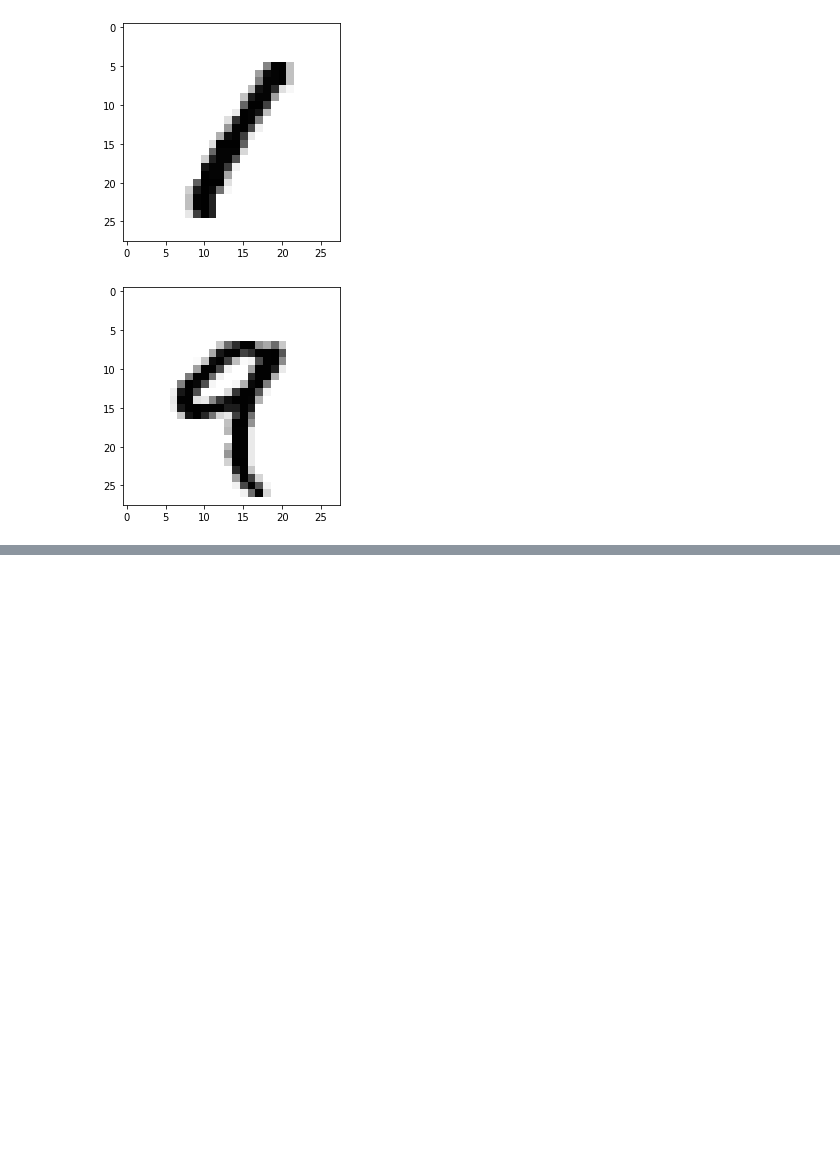
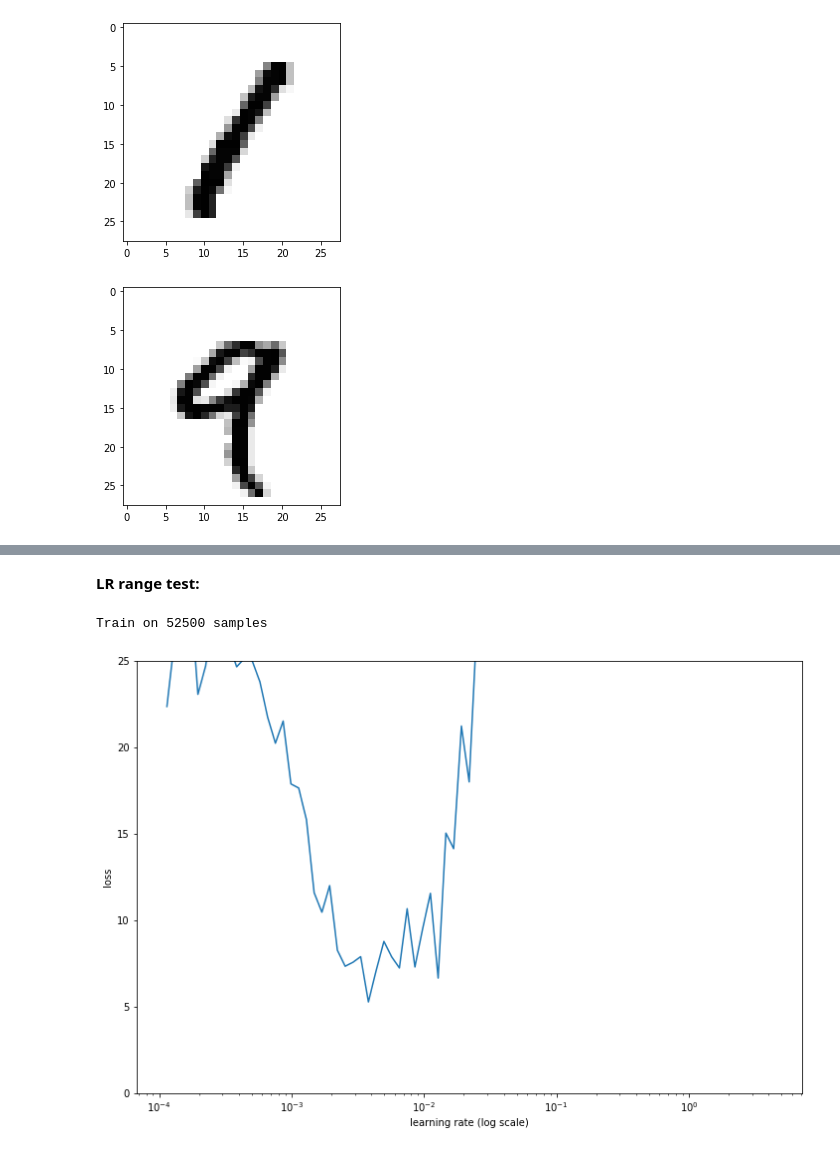
Before and after one commit to sava-stepurin/graduate_work, a Jupyter notebook: RevNet/simple_RevNet.ipynb, the cells around one changed output, grey strips where cells are left out. Cells and saved outputs as stored; diff of their text form; code cells hidden in the pictures; blank space fills up the shorter version.

```diff
--- a/RevNet/simple_RevNet.ipynb
+++ b/RevNet/simple_RevNet.ipynb
@@ -204,0 +466,3 @@ Epoch 20/20
+# %%
+model = keras.models.load_model('revnet_with_dense.hdf5')
+count_output_stats(model, X_train[:32])
@@ -204,0 +610,19 @@ Epoch 20/20
+# %%
+input_shape = X_train.shape[1:]
+filters = 32
+n_rev_blocks = 1
+n_classes = 10
+
+def build_model():
+    img_input = L.Input(input_shape)
+    x = init_block(img_input, filters)
+    for _ in range(n_rev_blocks):
+        x = rev_block(x, filters)
+    x = L.Flatten()(x)
+
+    positions = tf.range(0, x.shape[-1], x.shape[-1] // n_classes + 1)
+    x = tf.reshape(tf.convert_to_tensor([x[:, i] for i in positions]), (-1, n_classes))
+    x = L.Activation("softmax")(x)
+
+    model = keras.Model(img_input, x)
+    return model
@@ -204,0 +683,11 @@ Epoch 20/20
+# %%
+model = build_model()
+
+adam = keras.optimizers.Adam()
+model.compile(optimizer=adam,
+              loss='sparse_categorical_crossentropy',
+              metrics=['sparse_categorical_accuracy'])
+
+model.fit(X_train, y_train,
+          batch_size=32, epochs=8,
+          validation_data=(X_test, y_test))
@@ -204,0 +713,16 @@ Epoch 20/20
+# %% [markdown]
+**LR range test:**
+# %%
+model = build_model()
+
+model.compile(optimizer=keras.optimizers.SGD(),
+              loss='sparse_categorical_crossentropy',
+              metrics=['sparse_categorical_accuracy'])
+
+lr_finder = LRFinder(model)
+lr_finder.find(X_train, y_train, start_lr=0.0001, end_lr=100, batch_size=512, epochs=1)
+lr_finder.plot_loss(n_skip_beginning=1, n_skip_end=1, y_lim=(0, 25))
+plt.show()
+# %% [output]
+Train on 52500 samples
+[figure, added]
```
Also changed, not shown: parts of 56 cells of this notebook.
